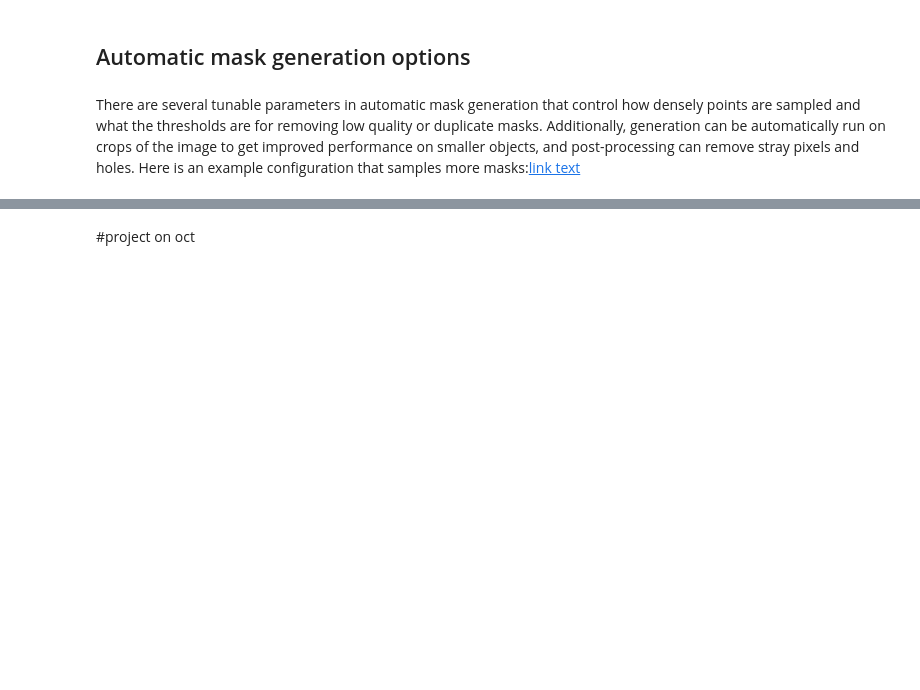
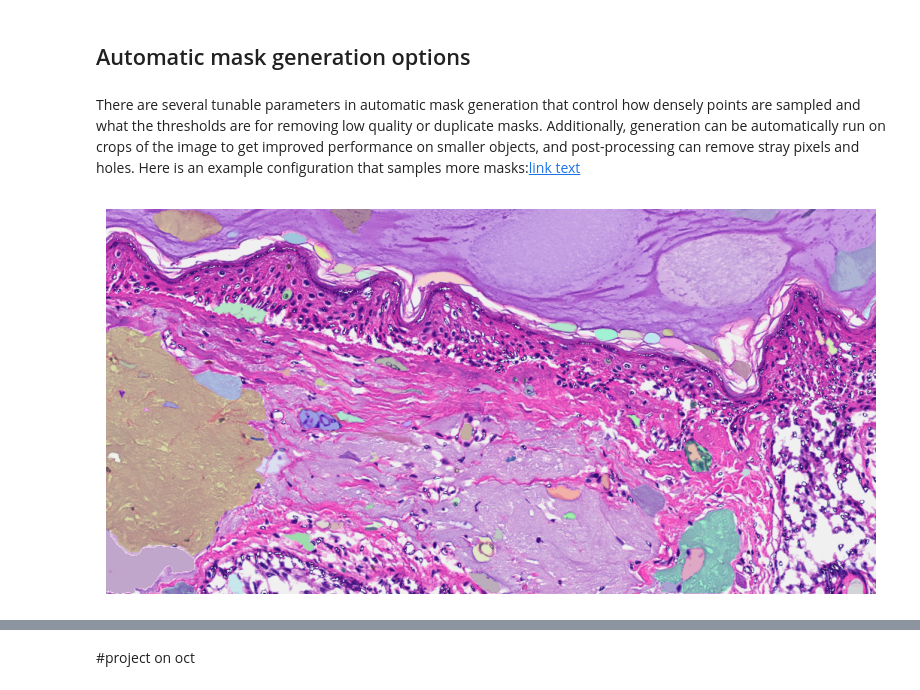
Before and after one commit to WinetraubLab/zero_shot_segmentation, a Jupyter notebook: zero_shot_segmentation_oct.ipynb, the cells around one changed output, grey strips where cells are left out. Cells and saved outputs as stored; diff of their text form; code cells hidden in the pictures; blank space fills up the shorter version.

```diff
--- a/zero_shot_segmentation_oct.ipynb
+++ b/zero_shot_segmentation_oct.ipynb
@@ -458,10 +543,12 @@ masks2 = mask_generator_2.generate(histology_image_resized)
 # %%
 if visualize_sam_outputs:
   plt.figure(figsize=FIG_SIZE)
-  plt.imshow(image)
+  plt.imshow(histology_image_resized)
   show_anns(masks2)
   plt.axis('off')
   plt.show()
+# %% [output]
+[figure, added]
 # %%
 if visualize_sam_outputs:
   boolean_masks = [
```
Also changed, not shown: parts of 19 cells of this notebook.
